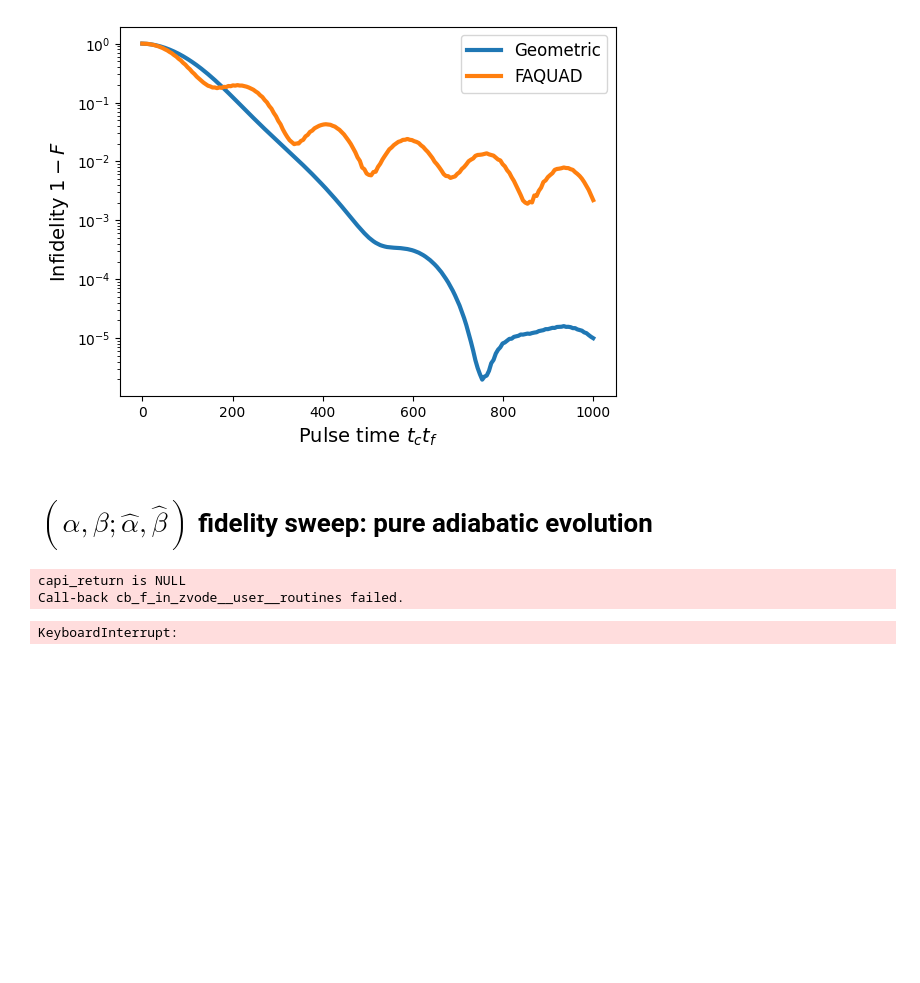
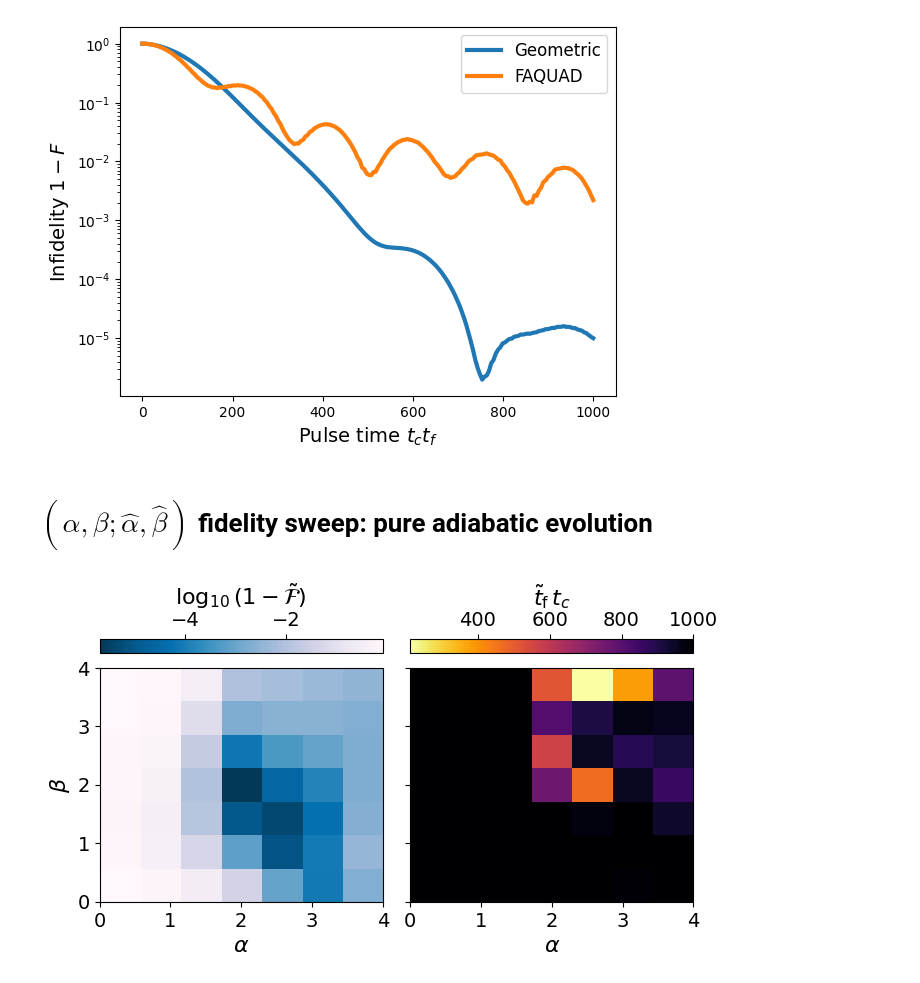
Before and after one commit to cventurameinersen/geodesiq-control, a Jupyter notebook: examples/dqd_model.ipynb, the cells around one changed output. Drawn from its saved outputs; the diff is of its cells as text; code cells hidden in the pictures; blank space fills up the shorter version.

```diff
--- a/examples/dqd_model.ipynb
+++ b/examples/dqd_model.ipynb
@@ -60,13 +60,8 @@ def fidelity_vs_time(durations, hamiltonian, alpha=2, beta=2):
     hamiltonian.solve_problem(pulse_accuracy=int(1000))
 
     fidelities = []
-    for duration in tqdm(durations):
+    for duration in durations:
         dynamics = Dynamics(duration=duration, hamiltonian=hamiltonian)
         fidelities.append(dynamics.state_fidelity())
 
     return np.array(fidelities)
-
-
-durations = np.linspace(0, 1000, 200)
-fidelities_geometric = fidelity_vs_time(durations, dqd_model, alpha=2, beta=2)
-fidelities_faquad = fidelity_vs_time(durations, dqd_model, alpha=4, beta=2)
@@ -87,27 +91,27 @@ from joblib import Parallel, delayed
 # %%
-def optimal_fidelity_time_map(durations, hamiltonian, alphas, betas):
+def optimal_fidelity_time_map(durations, hamiltonian, alphas, betas, n_jobs=-1):
     """
     Function that computes the fidelity map for a range of alpha and beta values over a range of durations.
     The function relies on the definition of fidelity_vs_time() from above.
     """
-    fidelities = np.zeros((len(alphas), len(betas), len(durations)))
-    for i, alpha in enumerate(alphas):
-        for j, beta in enumerate(betas):
-            fidelities[i, j] = fidelity_vs_time(durations, hamiltonian, alpha=alpha, beta=beta)
+    results = Parallel(n_jobs=n_jobs)(
+        delayed(fidelity_vs_time)(durations, hamiltonian, alpha=alpha, beta=beta)
+        for alpha, beta in itertools.product(alphas, betas)
+    )
+
+    fidelities = np.array(results).reshape(len(alphas), len(betas), len(durations))
 
     max_fidelities = np.max(fidelities, axis=2)
     best_times = durations[np.argmax(fidelities, axis=2)]
 
     return max_fidelities, best_times
 # %%
-alphas = np.linspace(0, 5, 5)
-betas = np.linspace(0, 5, 5)
+durations_2d = np.linspace(0, 1000, 100)
 
-optimal_fidelities, best_times = optimal_fidelity_time_map(durations, dqd_model, alphas, betas)
+alphas = np.linspace(0, 4, 7)
+betas = np.linspace(0, 4, 7)
+
+optimal_fidelities, best_times = optimal_fidelity_time_map(durations_2d, dqd_model, alphas, betas)
-# %% [output]
-capi_return is NULL
-Call-back cb_f_in_zvode__user__routines failed.
-KeyboardInterrupt:
 # %%
 fontsizes = 14
 fontsize_label = 16
@@ -115,36 +119,38 @@ colorbar_loc = 'top'
 cmap_coloring_fid = 'PuBu_r'
 extent = [min(alphas), max(alphas), min(betas), max(betas)]
 
-fig, axs = plt.subplots(1, 2, figsize=(8, 4), sharey=True)
+fig, axs = plt.subplots(1, 2, figsize=(7, 4), sharey=True)
 
 # --- Left Plot: Optimal Fidelity ---
 fidelity_error = np.log10(1 - optimal_fidelities.T)
 
 im0 = axs[0].imshow(
     fidelity_error, origin='lower', aspect='auto',
     interpolation='none', extent=extent, cmap=cmap_coloring_fid
 )
 axs[0].set_xlabel(r'$\alpha$', fontsize=fontsize_label)
 axs[0].set_ylabel(r'$\beta$', fontsize=fontsize_label)
 axs[0].tick_params(labelsize=fontsizes)
 
 cbar0 = plt.colorbar(im0, ax=axs[0], location=colorbar_loc, pad=0.05)
 cbar0.set_label(r'$\log_{10}(1 - \tilde{\mathcal{F}})$', size=fontsize_label)
 cbar0.ax.tick_params(labelsize=fontsizes)
 
 
 # --- Right Plot: Best Times ---
 im1 = axs[1].imshow(
     best_times.T, origin='lower', aspect='auto',
     interpolation='none', extent=extent, cmap='inferno_r'
 )
 axs[1].set_xlabel(r'$\alpha$', fontsize=fontsize_label)
 axs[1].tick_params(labelsize=fontsizes)
 
 cbar1 = plt.colorbar(im1, ax=axs[1], location=colorbar_loc, pad=0.05)
 cbar1.set_label(r'$\tilde{t}_\text{f}\,t_c$', size=fontsize_label)
 cbar1.ax.tick_params(labelsize=fontsizes)
 
 
 plt.tight_layout()
 plt.show()
+# %% [output]
+[figure, added]
```
Also changed, not shown: parts of 5 cells of this notebook, 1 other file.
